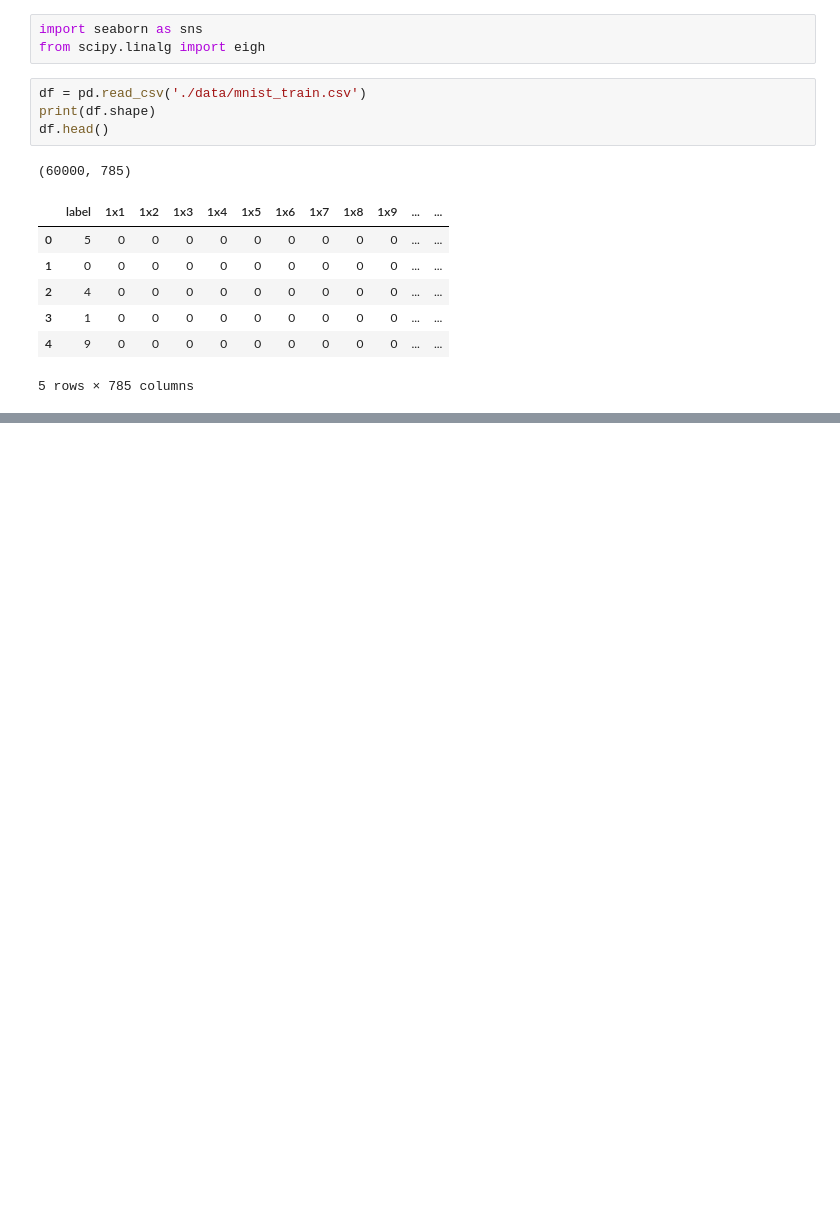
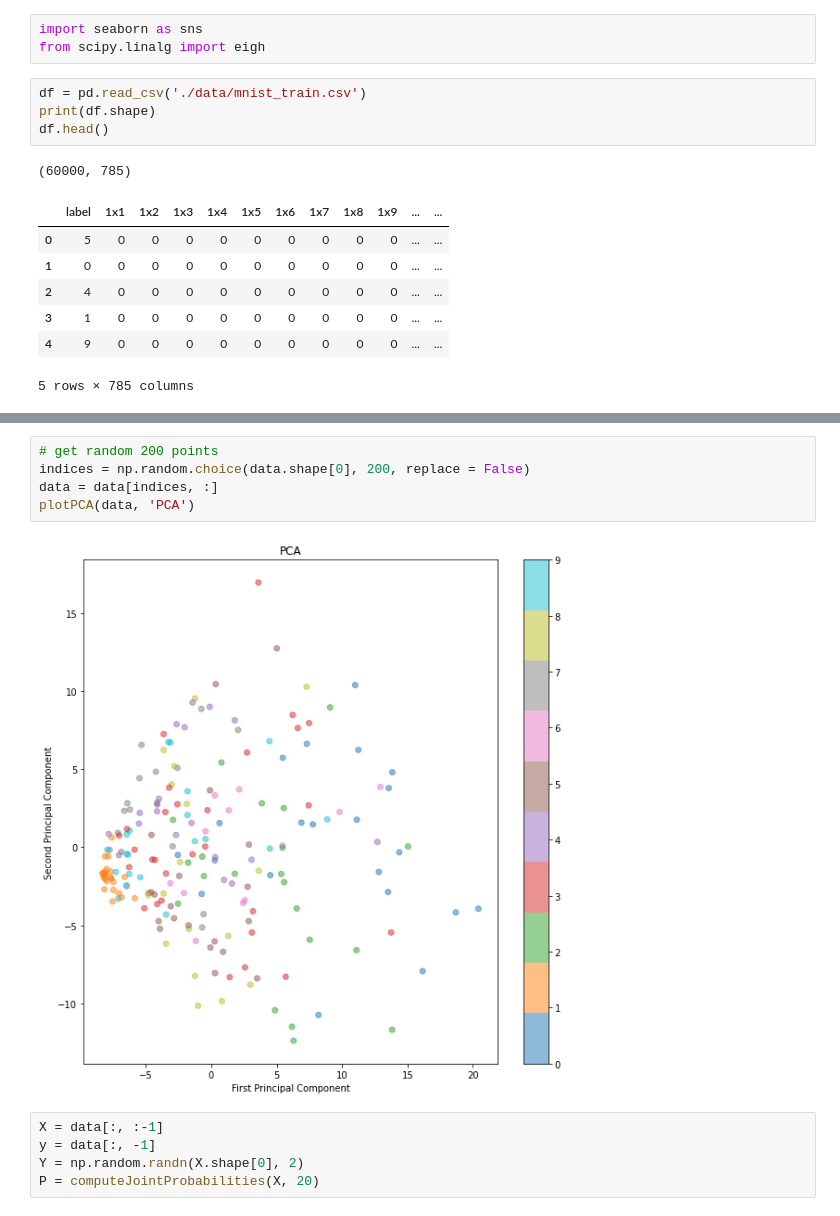
Before and after one commit to KarmanjyotSingh/tsne, a Jupyter notebook: tsne.ipynb, the cells around one changed output, grey strips where cells are left out. Drawn from its saved outputs; the diff is of its cells as text; blank space fills up the shorter version.

```diff
--- a/tsne.ipynb
+++ b/tsne.ipynb
@@ -322,0 +335,12 @@ plotPCA(data, 'PCA')
+# %%
+# get random 200 points
+indices = np.random.choice(data.shape[0], 200, replace = False)
+data = data[indices, :]
+plotPCA(data, 'PCA')
+# %% [output]
+[figure, added]
+# %%
+X = data[:, :-1]
+y = data[:, -1]
+Y = np.random.randn(X.shape[0], 2)
+P = computeJointProbabilities(X, 20)
```
Also changed, not shown: parts of 17 cells of this notebook, 1 other file.
